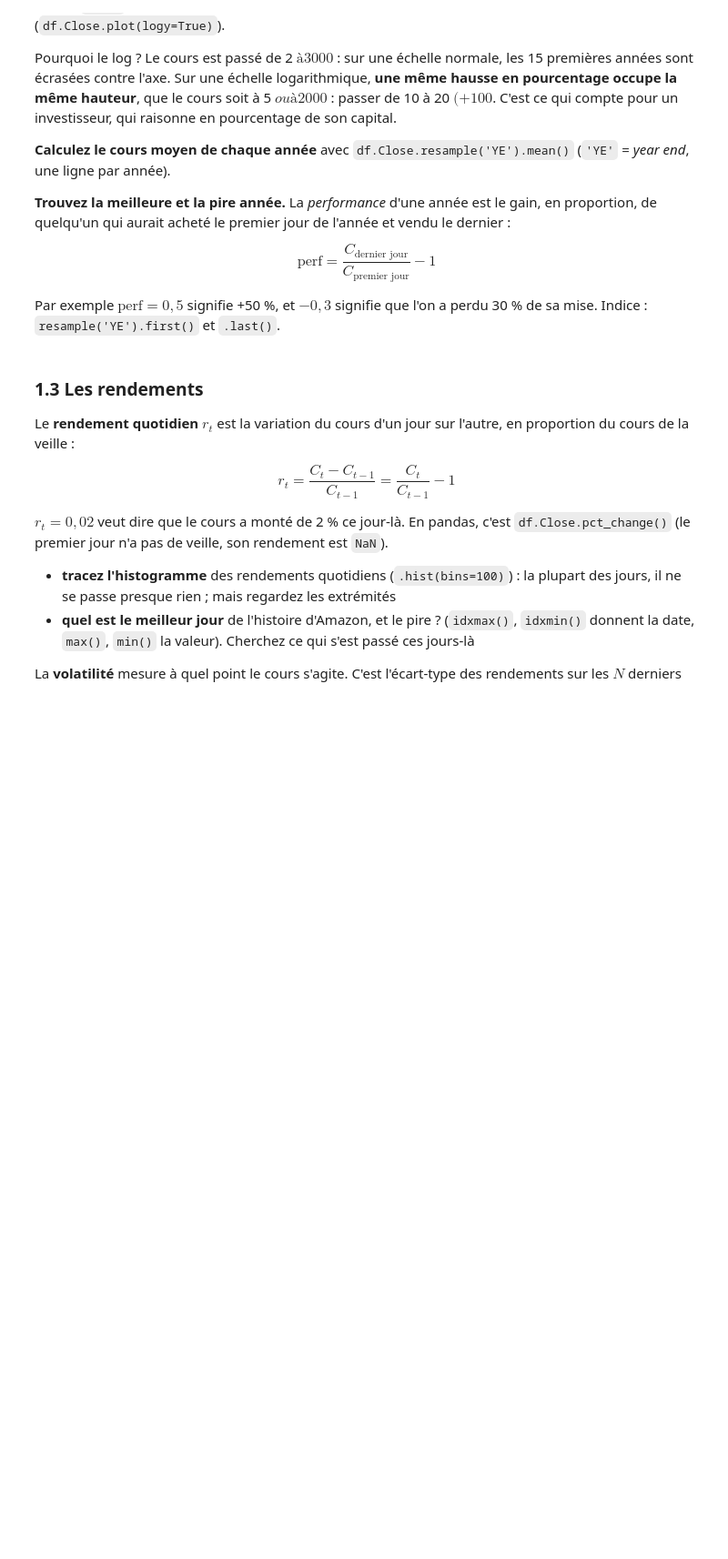
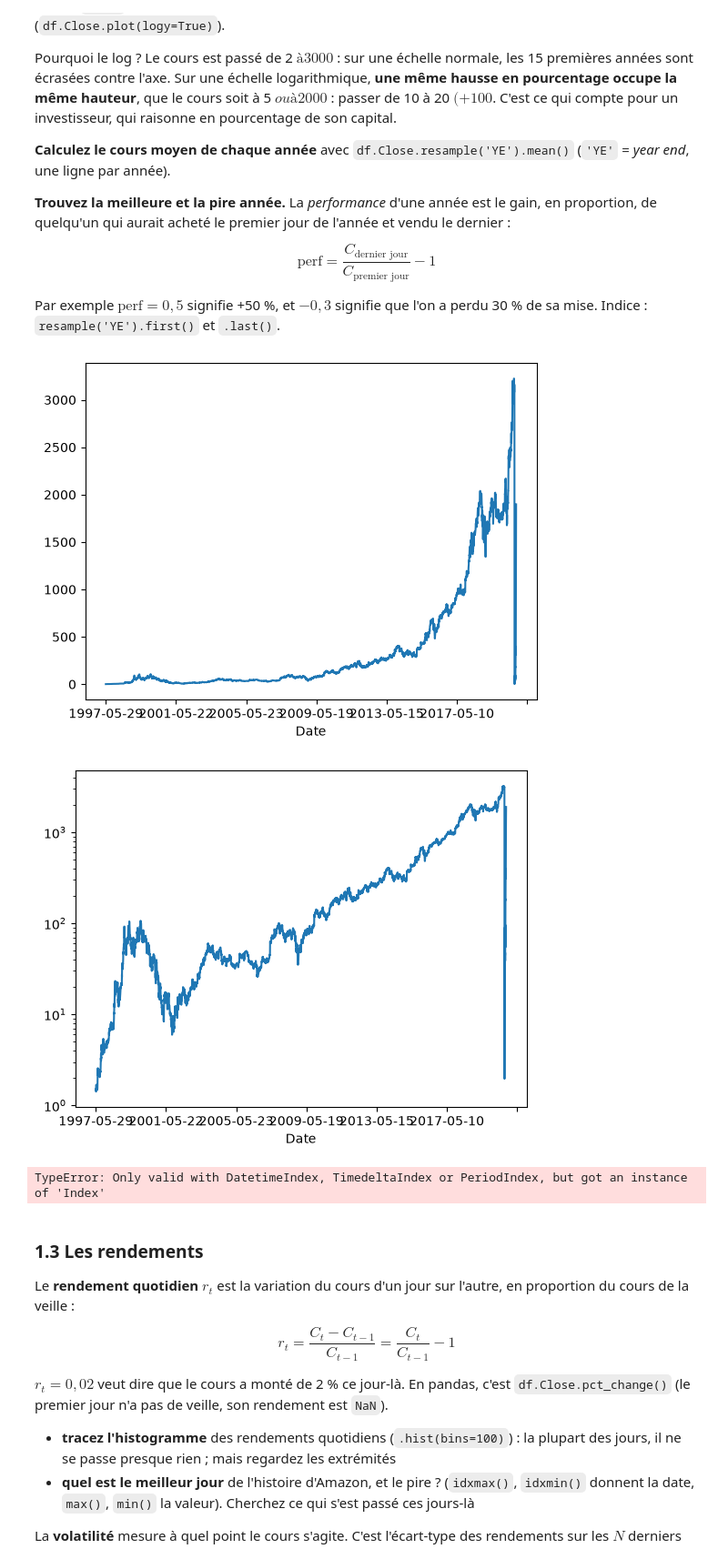
Before and after one commit to LolaFaus/projet-trading-pandas, a Jupyter notebook: groupe-8.ipynb, the cells around one changed output. Shown at 91% size. Cells and saved outputs as stored; diff of their text form; code cells hidden in the pictures; blank space fills up the shorter version.

```diff
--- a/groupe-8.ipynb
+++ b/groupe-8.ipynb
@@ -73,4 +73,4 @@ Rappels utiles : `pd.read_csv(..., skiprows=)`, `pd.to_datetime()`, `dropna(subs
 df=pd.read_csv("./data/Amazon.csv",skiprows=3, sep=',', index_col='Date')
 df=df.dropna() #on enlève les lignes contenant des NaT
 df=df.sort_values(['Date']) # on trie par date croissante
-df=df[["Close"]]
+print(df.head())
@@ -103,9 +121,14 @@ Par exemple $\text{perf} = 0{,}5$ signifie +50 %, et $-0{,}3$ signifie que l'on
 Indice : `resample('YE').first()` et `.last()`.
 # %%
 # votre code
-df.Close.plot
+df.Close.plot()
+plt.show()
 df.Close.plot(logy=True)
-df.Close.resample('YE').mean()
+plt.show()
+# %% [output]
+[figure, added]
+[figure, added]
+TypeError: Only valid with DatetimeIndex, TimedeltaIndex or PeriodIndex, but got an instance of 'Index'
 # %% [markdown]
 ### 1.3 Les rendements
 
```
Also changed, not shown: parts of 3 cells of this notebook.
